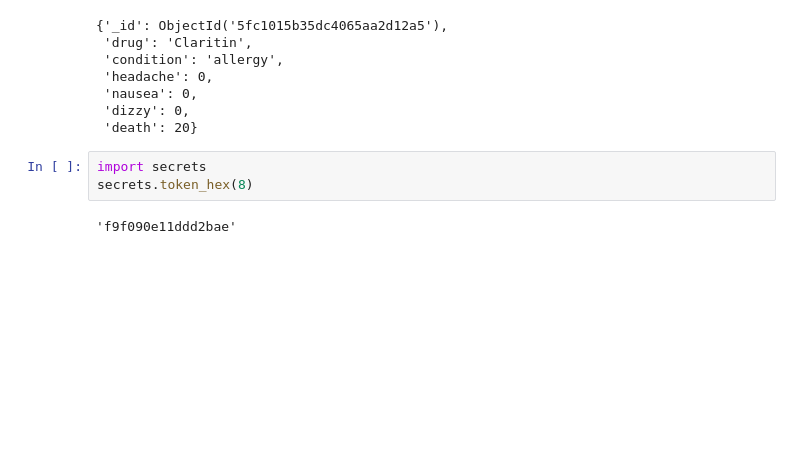
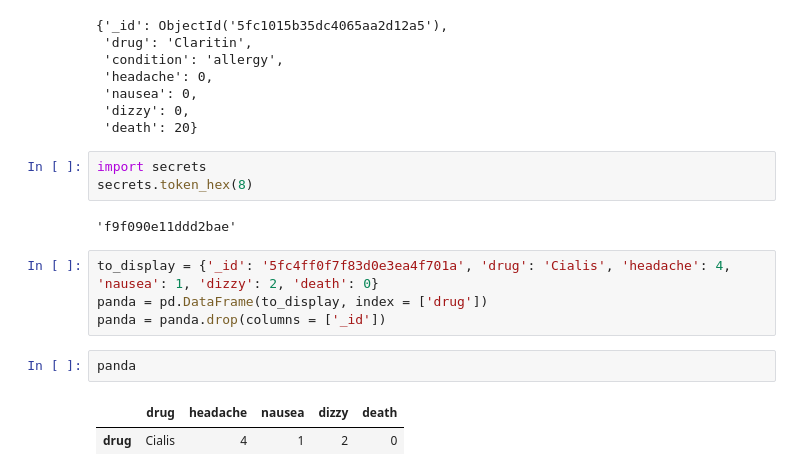
Before and after one commit to hendahmke/adverse_drug_reactions, a Jupyter notebook: notebooks/Fleming.ipynb, the cells around one changed output. Drawn from its saved outputs; the diff is of its cells as text; blank space fills up the shorter version.

```diff
--- a/notebooks/Fleming.ipynb
+++ b/notebooks/Fleming.ipynb
@@ -568,3 +584,12 @@ import secrets
 secrets.token_hex(8)
 # %% [output]
 'f9f090e11ddd2bae'
+# %%
+to_display = {'_id': '5fc4ff0f7f83d0e3ea4f701a', 'drug': 'Cialis', 'headache': 4, 'nausea': 1, 'dizzy': 2, 'death': 0}
+panda = pd.DataFrame(to_display, index = ['drug'])
+panda = panda.drop(columns = ['_id'])
+# %%
+panda
+# %% [output]
+|  | drug | headache | nausea | dizzy | death |
+| drug | Cialis | 4 | 1 | 2 | 0 |
```
Also changed, not shown: parts of 2 cells of this notebook, 4 other files.
